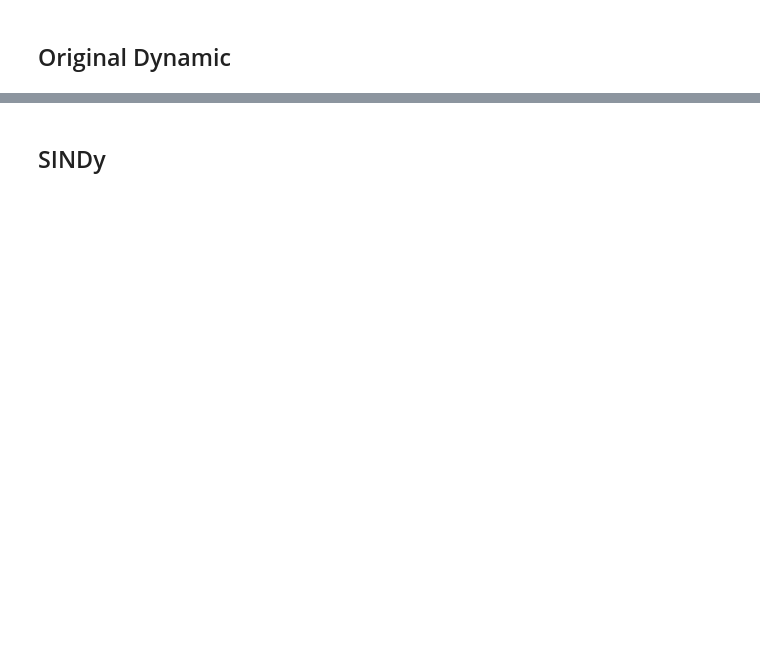
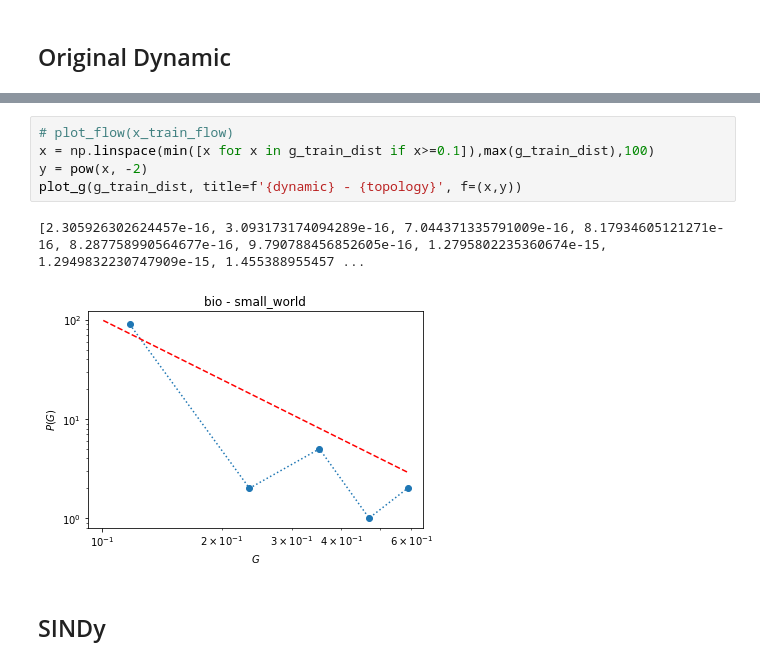
Before and after one commit to aliydgr/ms-thesis, a Jupyter notebook: information-flow.ipynb, the cells around one changed output, grey strips where cells are left out. Cells and saved outputs as stored; diff of their text form; blank space fills up the shorter version.

```diff
--- a/information-flow.ipynb
+++ b/information-flow.ipynb
@@ -42,3 +40,11 @@ nx.draw(graph, with_labels=True, font_color='white')
+# %%
+# plot_flow(x_train_flow)
+x = np.linspace(min([x for x in g_train_dist if x>=0.1]),max(g_train_dist),100)
+y = pow(x, -2)
+plot_g(g_train_dist, title=f'{dynamic} - {topology}', f=(x,y))
+# %% [output]
+[2.305926302624457e-16, 3.093173174094289e-16, 7.044371335791009e-16, 8.17934605121271e-16, 8.287758990564677e-16, 9.790788456852605e-16, 1.2795802235360674e-15, 1.2949832230747909e-15, 1.455388955457 ...
+[figure, added]
 # %% [markdown]
 ## SINDy
 # %%
```
Also changed, not shown: parts of 15 cells of this notebook, 1 other file.
